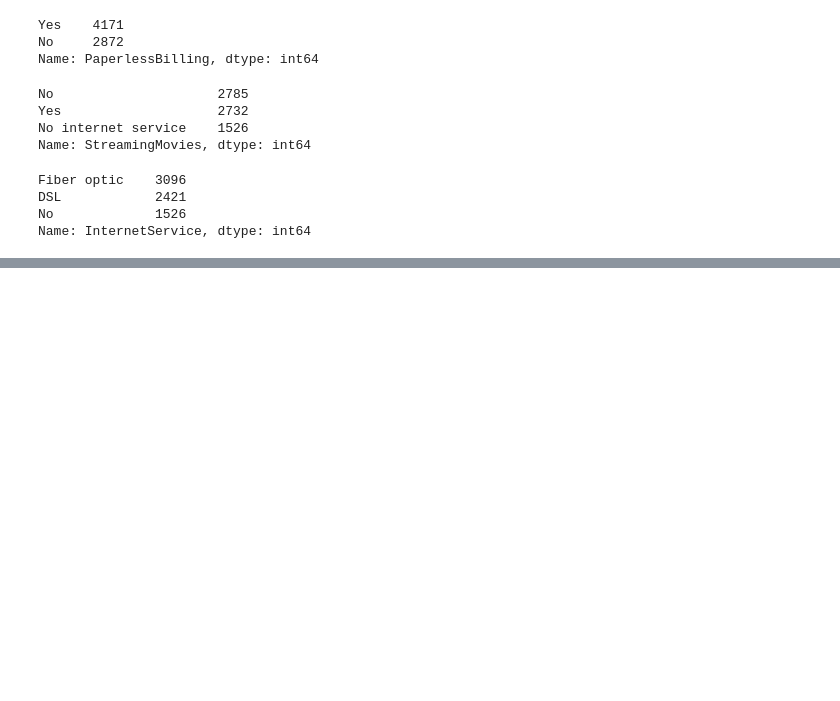
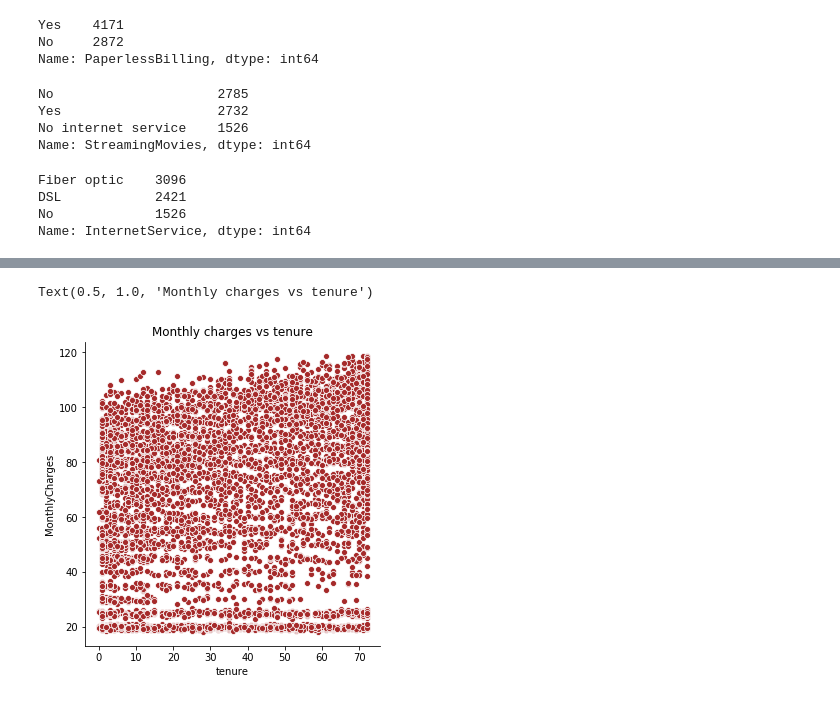
Before and after one commit to SANYAM1996/scatter-plotter, a Jupyter notebook: DS_PROB.ipynb, the cells around one changed output, grey strips where cells are left out. Drawn from its saved outputs; the diff is of its cells as text; code cells hidden in the pictures; blank space fills up the shorter version.

```diff
--- a/DS_PROB.ipynb
+++ b/DS_PROB.ipynb
@@ -178,0 +200,6 @@ Name: InternetService, dtype: int64
+# %%
+sns.relplot(x = 'tenure', y='MonthlyCharges', data = data,color = 'brown')
+plt.title('Monthly charges vs tenure')
+# %% [output]
+Text(0.5, 1.0, 'Monthly charges vs tenure')
+[figure, added]
```
Also changed, not shown: parts of 12 cells of this notebook.
